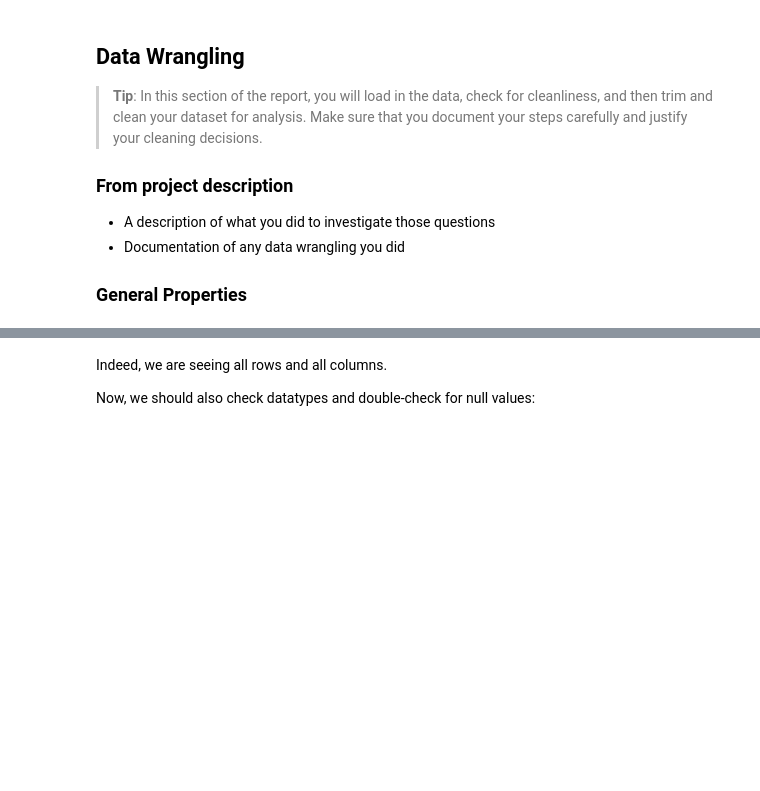
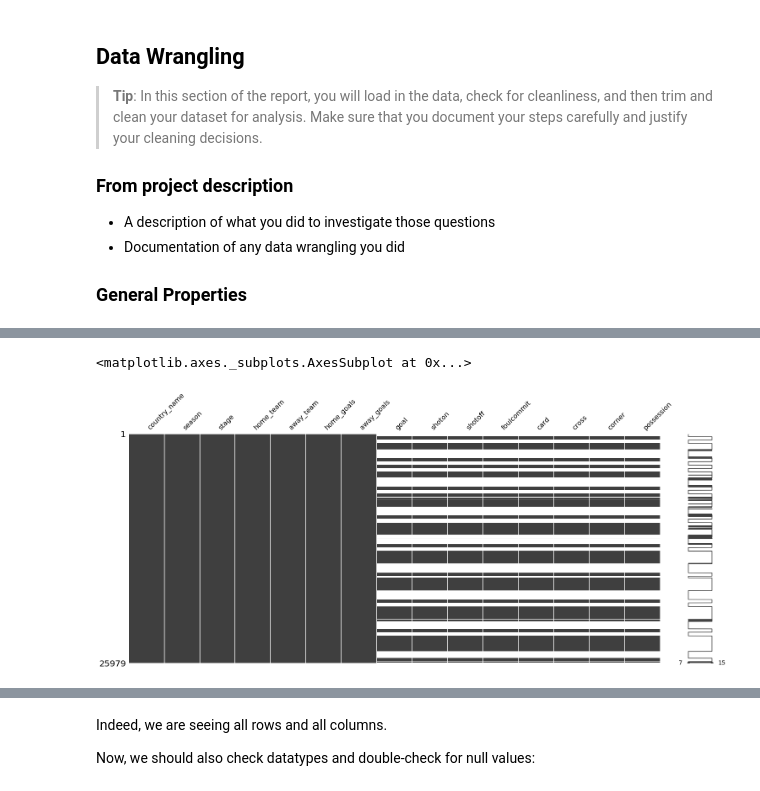
Before and after one commit to ipaulson/soccer-db, a Jupyter notebook: eu-soccer-db.ipynb, the cells around one changed output, grey strips where cells are left out. Cells and saved outputs as stored; diff of their text form; code cells hidden in the pictures; blank space fills up the shorter version.

```diff
--- a/eu-soccer-db.ipynb
+++ b/eu-soccer-db.ipynb
@@ -55,0 +178,5 @@ db = sqlite3.connect('database.sqlite')
+# %%
+msno.matrix(matches)
+# %% [output]
+<matplotlib.axes._subplots.AxesSubplot at 0x...>
+[figure, added]
```
Also changed, not shown: parts of 19 cells of this notebook.
